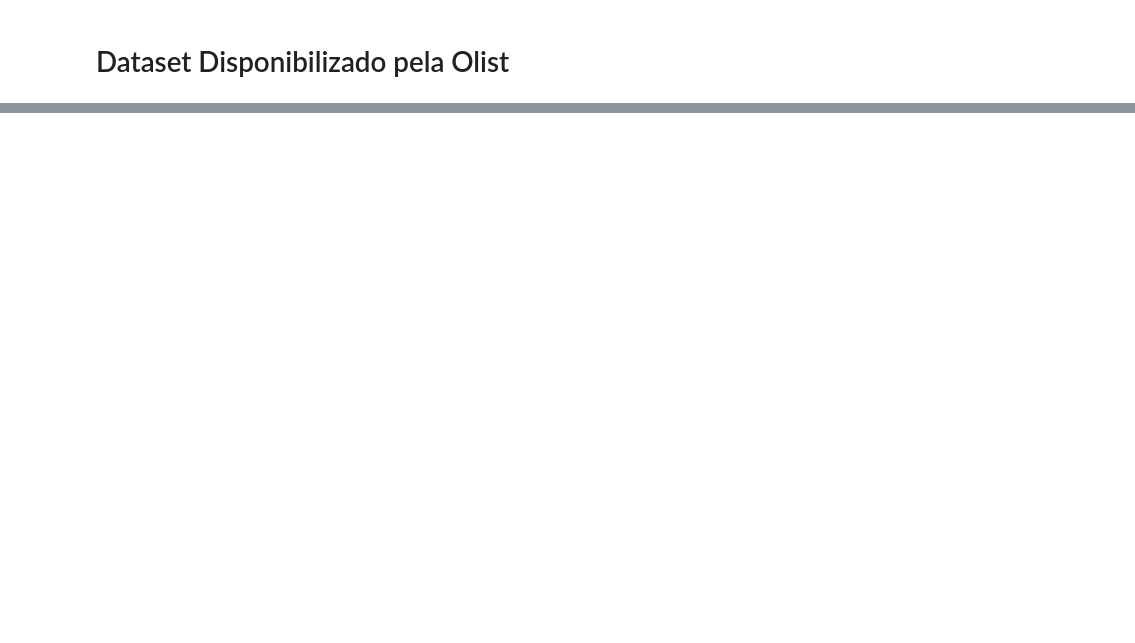
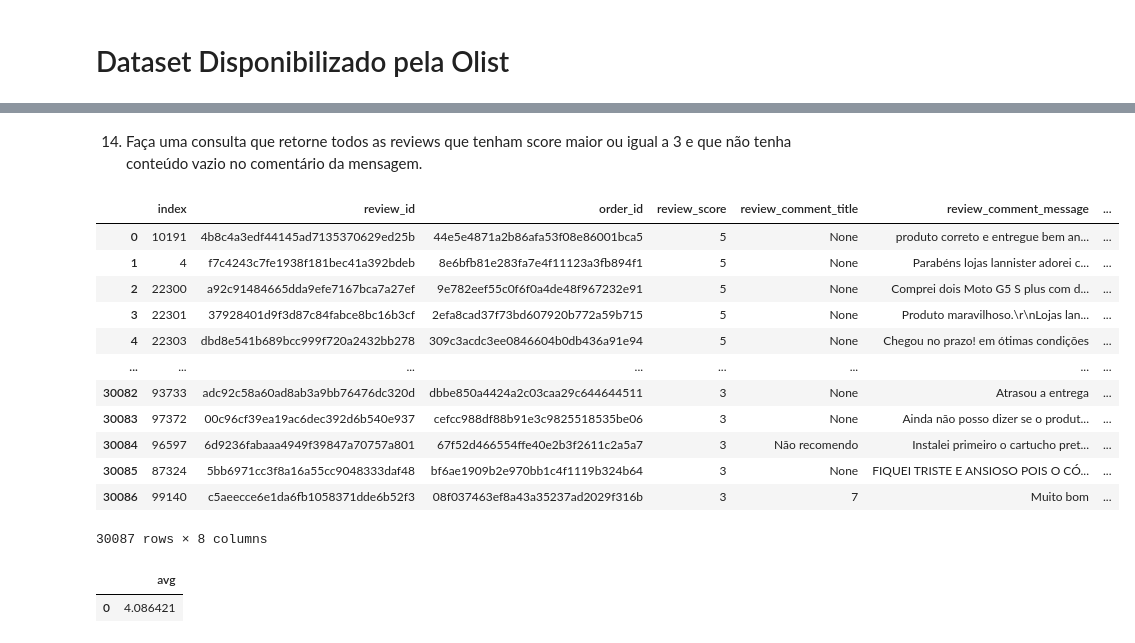
Before and after one commit to DouglasSousa94/Olist_Project_SQL, a Jupyter notebook: olist.ipynb, the cells around one changed output, grey strips where cells are left out. Drawn from its saved outputs; the diff is of its cells as text; code cells hidden in the pictures; blank space fills up the shorter version.

```diff
--- a/olist.ipynb
+++ b/olist.ipynb
@@ -83,0 +316,30 @@ df_product_category_name_translation.to_sql("product_category_name_translation",
+# %% [markdown]
+14. Faça uma consulta que retorne todos as reviews que tenham score maior ou igual a 3 e que não tenha conteúdo vazio no comentário da mensagem.
+# %%
+consulta('''SELECT *
+            FROM order_reviews
+            WHERE review_score >= 3 AND review_comment_message IS NOT NULL
+            ORDER BY review_score DESC
+        ''')
+# %% [output]
+|  | index | review_id | order_id | review_score | review_comment_title | review_comment_message | ... |
+| 0 | 10191 | 4b8c4a3edf44145ad7135370629ed25b | 44e5e4871a2b86afa53f08e86001bca5 | 5 | None | produto correto e entregue bem an... | ... |
+| 1 | 4 | f7c4243c7fe1938f181bec41a392bdeb | 8e6bfb81e283fa7e4f11123a3fb894f1 | 5 | None | Parabéns lojas lannister adorei c... | ... |
+| 2 | 22300 | a92c91484665dda9efe7167bca7a27ef | 9e782eef55c0f6f0a4de48f967232e91 | 5 | None | Comprei dois Moto G5 S plus com d... | ... |
+| 3 | 22301 | 37928401d9f3d87c84fabce8bc16b3cf | 2efa8cad37f73bd607920b772a59b715 | 5 | None | Produto maravilhoso.\r\nLojas lan... | ... |
+| 4 | 22303 | dbd8e541b689bcc999f720a2432bb278 | 309c3acdc3ee0846604b0db436a91e94 | 5 | None | Chegou no prazo! em ótimas condições | ... |
+| ... | ... | ... | ... | ... | ... | ... | ... |
+| 30082 | 93733 | adc92c58a60ad8ab3a9bb76476dc320d | dbbe850a4424a2c03caa29c644644511 | 3 | None | Atrasou a entrega | ... |
+| 30083 | 97372 | 00c96cf39ea19ac6dec392d6b540e937 | cefcc988df88b91e3c9825518535be06 | 3 | None | Ainda não posso dizer se o produt... | ... |
+| 30084 | 96597 | 6d9236fabaaa4949f39847a70757a801 | 67f52d466554ffe40e2b3f2611c2a5a7 | 3 | Não recomendo | Instalei primeiro o cartucho pret... | ... |
+| 30085 | 87324 | 5bb6971cc3f8a16a55cc9048333daf48 | bf6ae1909b2e970bb1c4f1119b324b64 | 3 | None | FIQUEI TRISTE E ANSIOSO POIS O CÓ... | ... |
+| 30086 | 99140 | c5aeecce6e1da6fb1058371dde6b52f3 | 08f037463ef8a43a35237ad2029f316b | 3 | 7 | Muito bom | ... |
+30087 rows × 8 columns
+# %%
+consulta('''SELECT AVG(review_score)
+            FROM order_reviews
+        ''')
+#Média das avaliações
+# %% [output]
+|  | avg |
+| 0 | 4.086421 |
```
Also changed, not shown: parts of 49 cells of this notebook, 4 other files.
